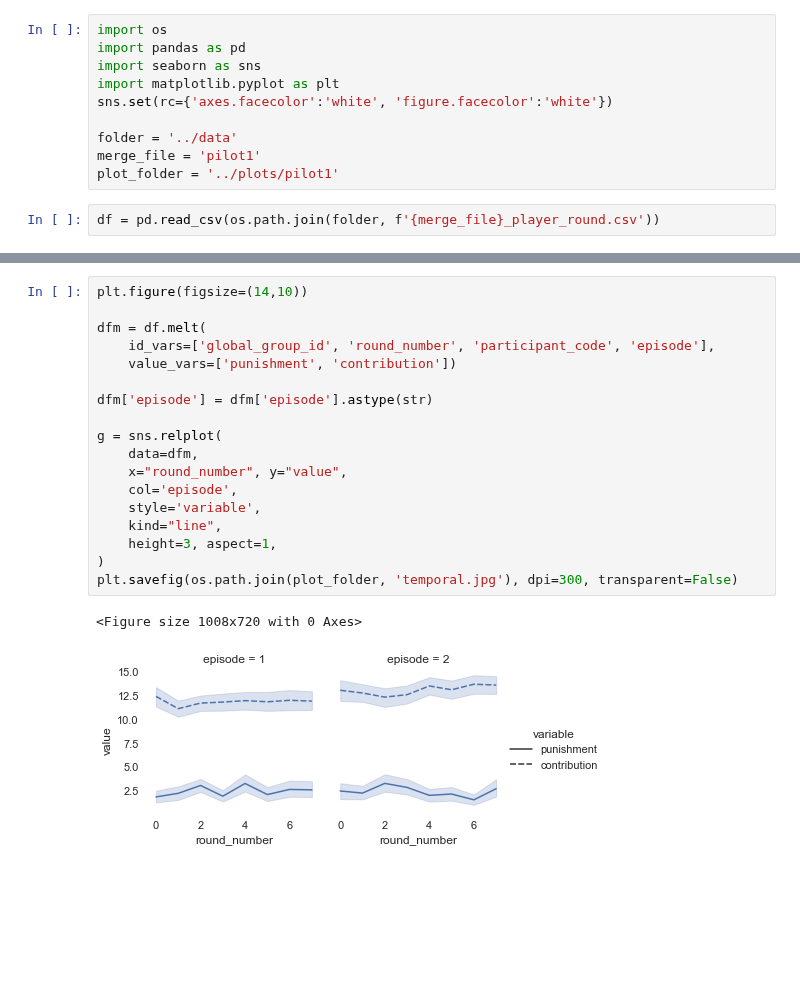
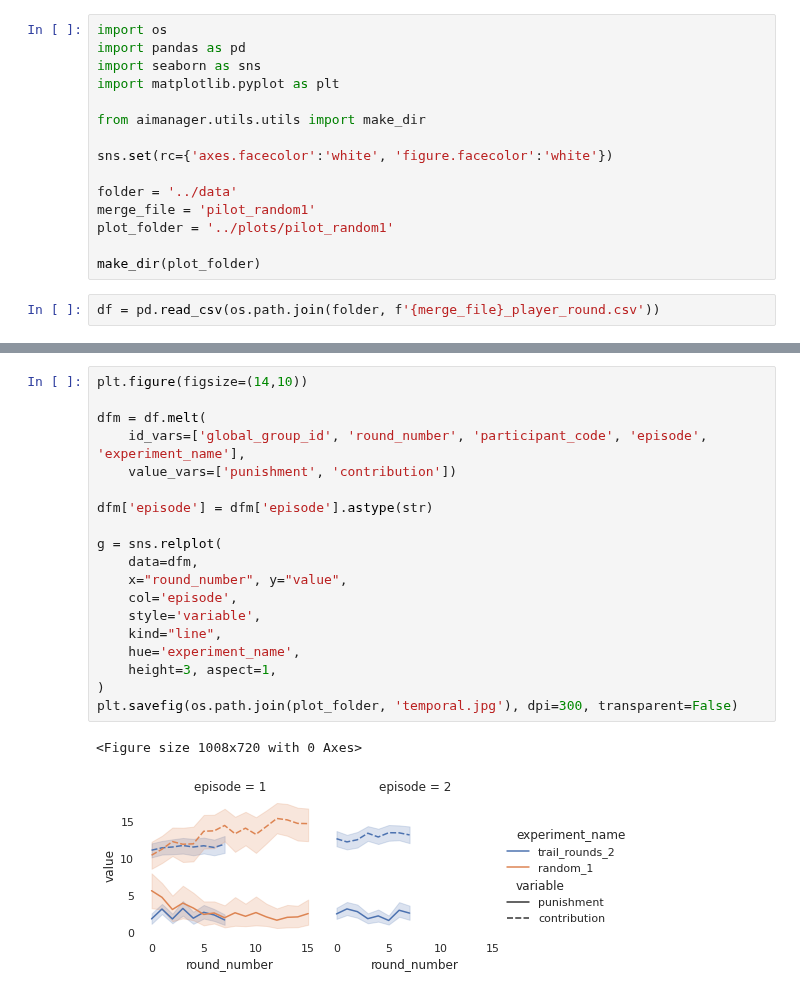
Before and after one commit to center-for-humans-and-machines/algorithmic-institutions, a Jupyter notebook: notebooks/exploration.ipynb, the cells around one changed output, grey strips where cells are left out. Drawn from its saved outputs; the diff is of its cells as text; blank space fills up the shorter version.

Commit message:
Add visualisation of data collection.

```diff
--- a/notebooks/exploration.ipynb
+++ b/notebooks/exploration.ipynb
@@ -3,10 +3,15 @@ import os
 import pandas as pd
 import seaborn as sns
 import matplotlib.pyplot as plt
+
+from aimanager.utils.utils import make_dir
+
 sns.set(rc={'axes.facecolor':'white', 'figure.facecolor':'white'})
 
 folder = '../data'
-merge_file = 'pilot1'
-plot_folder = '../plots/pilot1'
+merge_file = 'pilot_random1'
+plot_folder = '../plots/pilot_random1'
+
+make_dir(plot_folder)
 # %%
 df = pd.read_csv(os.path.join(folder, f'{merge_file}_player_round.csv'))
@@ -13,21 +27,22 @@ df = pd.read_csv(os.path.join(folder, f'{merge_file}_player_round.csv'))
 # %%
 plt.figure(figsize=(14,10))
 
 dfm = df.melt(
-    id_vars=['global_group_id', 'round_number', 'participant_code', 'episode'],
+    id_vars=['global_group_id', 'round_number', 'participant_code', 'episode', 'experiment_name'],
     value_vars=['punishment', 'contribution'])
 
 dfm['episode'] = dfm['episode'].astype(str)
 
 g = sns.relplot(
     data=dfm,
     x="round_number", y="value",
     col='episode',
     style='variable',
     kind="line",
+    hue='experiment_name',
     height=3, aspect=1,
 )
 plt.savefig(os.path.join(plot_folder, 'temporal.jpg'), dpi=300, transparent=False)
 # %% [output]
 <Figure size 1008x720 with 0 Axes>
-[figure, old version]
+[figure, new version]
```
Also changed, not shown: parts of 1 cell of this notebook, 12 other files.
